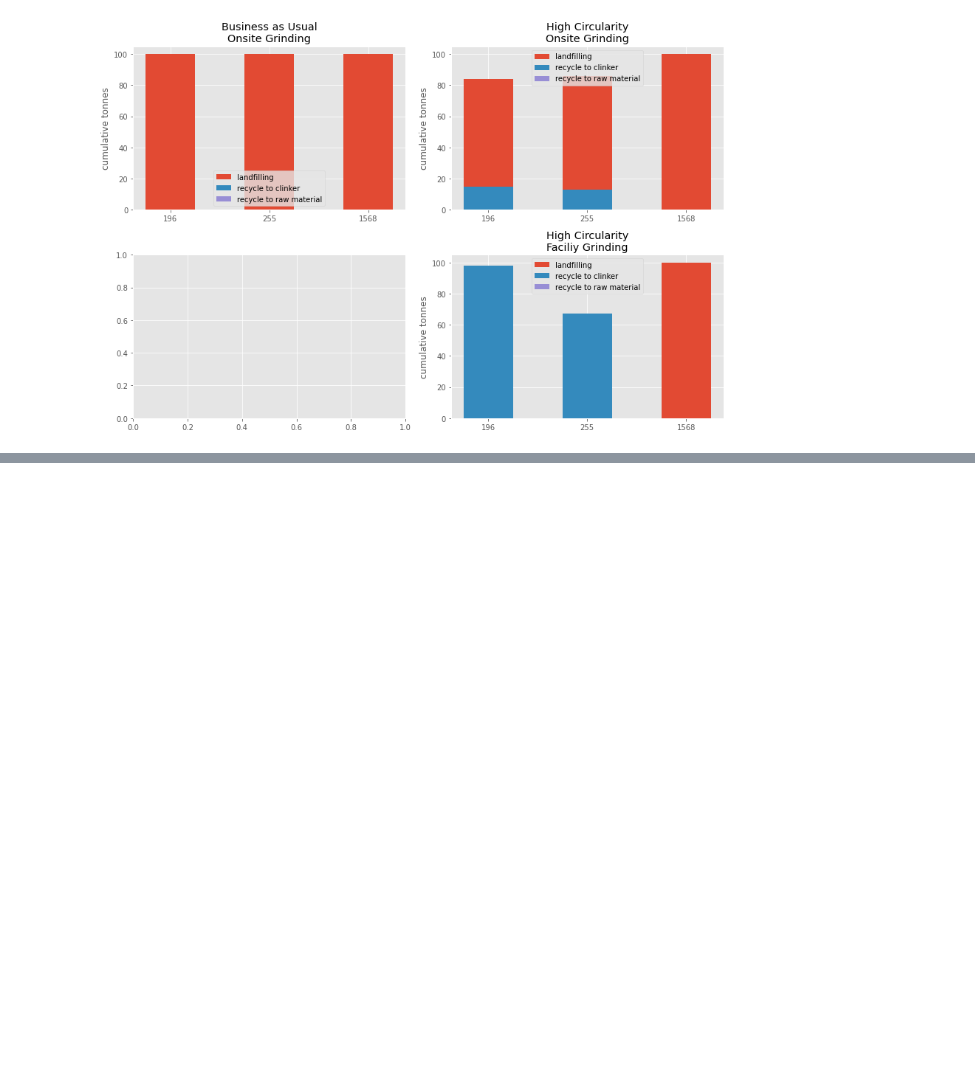
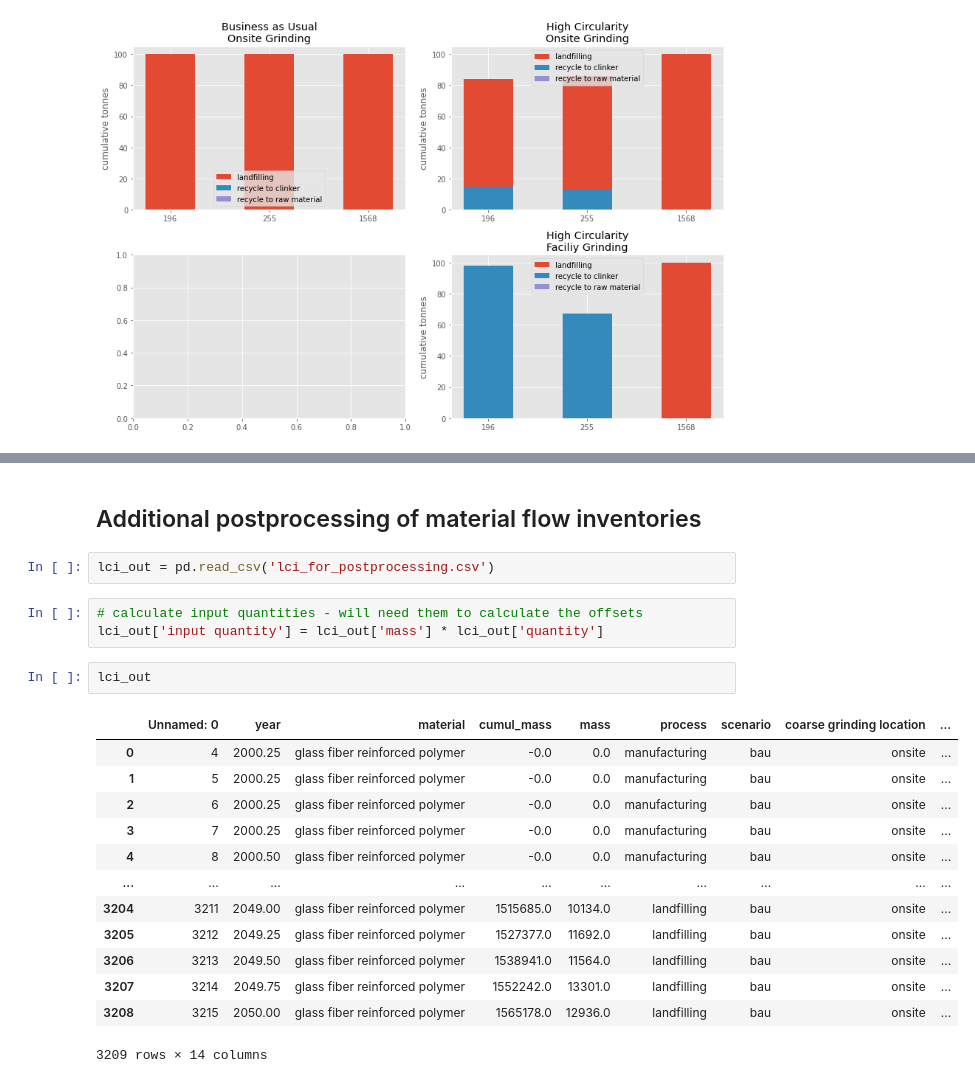
Before and after one commit to NREL/celavi, a Jupyter notebook: notebooks/CELAVI-Figures.ipynb, the cells around one changed output, grey strips where cells are left out. Saved outputs shown, nothing was run; the diff lists cells and outputs as text; blank space fills up the shorter version.

Commit message:
adds offset calculations and construction of whole LCI results

```diff
--- a/notebooks/CELAVI-Figures.ipynb
+++ b/notebooks/CELAVI-Figures.ipynb
@@ -447,0 +447,23 @@ Name: mass_frac, dtype: int32
+# %% [markdown]
+## Additional postprocessing of material flow inventories
+# %%
+lci_out = pd.read_csv('lci_for_postprocessing.csv')
+# %%
+# calculate input quantities - will need them to calculate the offsets
+lci_out['input quantity'] = lci_out['mass'] * lci_out['quantity']
+# %%
+lci_out
+# %% [output]
+|  | Unnamed: 0 | year | material | cumul_mass | mass | process | scenario | coarse grinding location | ... |
+| 0 | 4 | 2000.25 | glass fiber reinforced polymer | -0.0 | 0.0 | manufacturing | bau | onsite | ... |
+| 1 | 5 | 2000.25 | glass fiber reinforced polymer | -0.0 | 0.0 | manufacturing | bau | onsite | ... |
+| 2 | 6 | 2000.25 | glass fiber reinforced polymer | -0.0 | 0.0 | manufacturing | bau | onsite | ... |
+| 3 | 7 | 2000.25 | glass fiber reinforced polymer | -0.0 | 0.0 | manufacturing | bau | onsite | ... |
+| 4 | 8 | 2000.50 | glass fiber reinforced polymer | -0.0 | 0.0 | manufacturing | bau | onsite | ... |
+| ... | ... | ... | ... | ... | ... | ... | ... | ... | ... |
+| 3204 | 3211 | 2049.00 | glass fiber reinforced polymer | 1515685.0 | 10134.0 | landfilling | bau | onsite | ... |
+| 3205 | 3212 | 2049.25 | glass fiber reinforced polymer | 1527377.0 | 11692.0 | landfilling | bau | onsite | ... |
+| 3206 | 3213 | 2049.50 | glass fiber reinforced polymer | 1538941.0 | 11564.0 | landfilling | bau | onsite | ... |
+| 3207 | 3214 | 2049.75 | glass fiber reinforced polymer | 1552242.0 | 13301.0 | landfilling | bau | onsite | ... |
+| 3208 | 3215 | 2050.00 | glass fiber reinforced polymer | 1565178.0 | 12936.0 | landfilling | bau | onsite | ... |
+3209 rows × 14 columns
```
Also changed, not shown: parts of 13 cells of this notebook.
